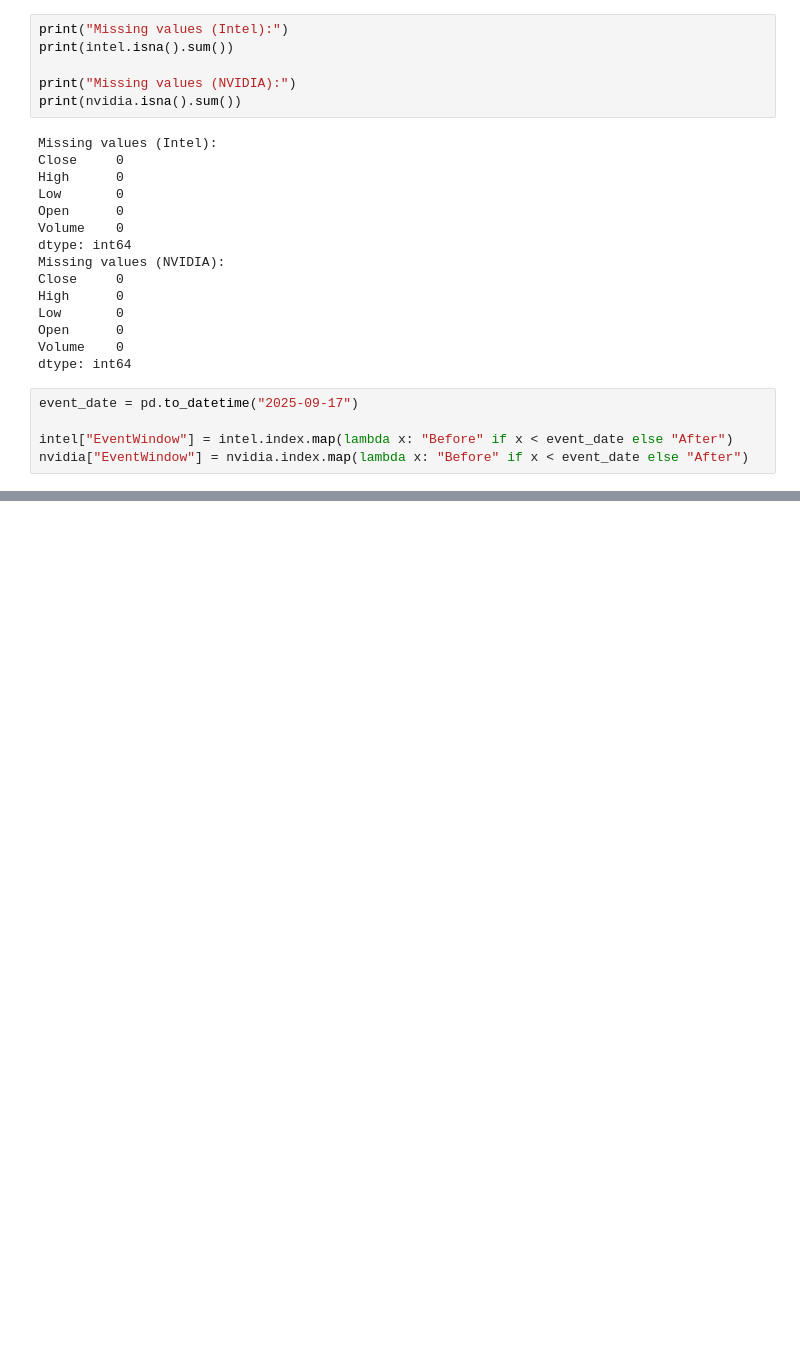
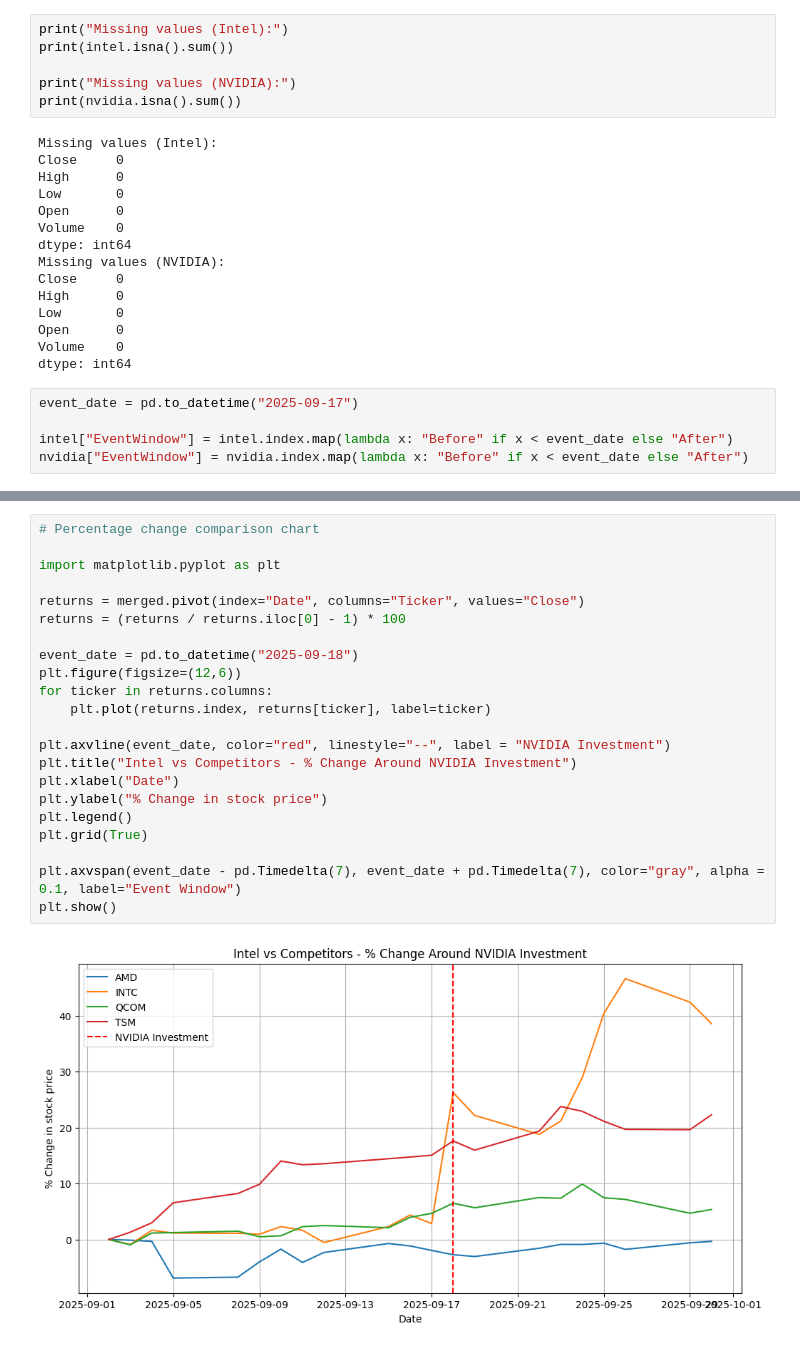
Before and after one commit to KrithikDhandapani/Nvidia-Intel-Analysis, a Jupyter notebook: notebooks/02_data_cleaning.ipynb, the cells around one changed output, grey strips where cells are left out. Saved outputs shown, nothing was run; the diff lists cells and outputs as text; blank space fills up the shorter version.

```diff
--- a/notebooks/02_data_cleaning.ipynb
+++ b/notebooks/02_data_cleaning.ipynb
@@ -132,0 +347,24 @@ plt.show()
+# %%
+# Percentage change comparison chart
+
+import matplotlib.pyplot as plt
+
+returns = merged.pivot(index="Date", columns="Ticker", values="Close")
+returns = (returns / returns.iloc[0] - 1) * 100
+
+event_date = pd.to_datetime("2025-09-18")
+plt.figure(figsize=(12,6))
+for ticker in returns.columns:
+    plt.plot(returns.index, returns[ticker], label=ticker)
+
+plt.axvline(event_date, color="red", linestyle="--", label = "NVIDIA Investment")
+plt.title("Intel vs Competitors - % Change Around NVIDIA Investment")
+plt.xlabel("Date")
+plt.ylabel("% Change in stock price")
+plt.legend()
+plt.grid(True)
+
+plt.axvspan(event_date - pd.Timedelta(7), event_date + pd.Timedelta(7), color="gray", alpha = 0.1, label="Event Window")
+plt.show()
+# %% [output]
+[figure, added]
```
Also changed, not shown: parts of 11 cells of this notebook, 4 other files.
